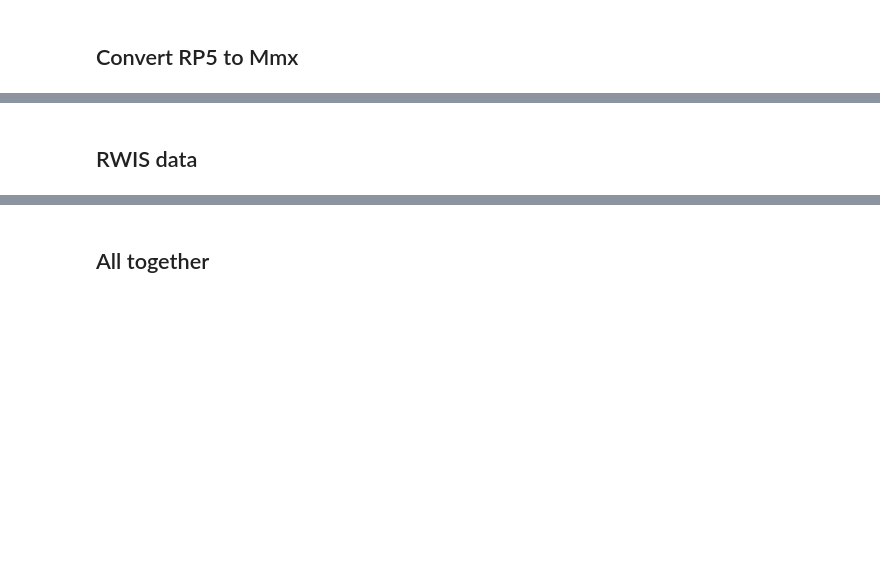
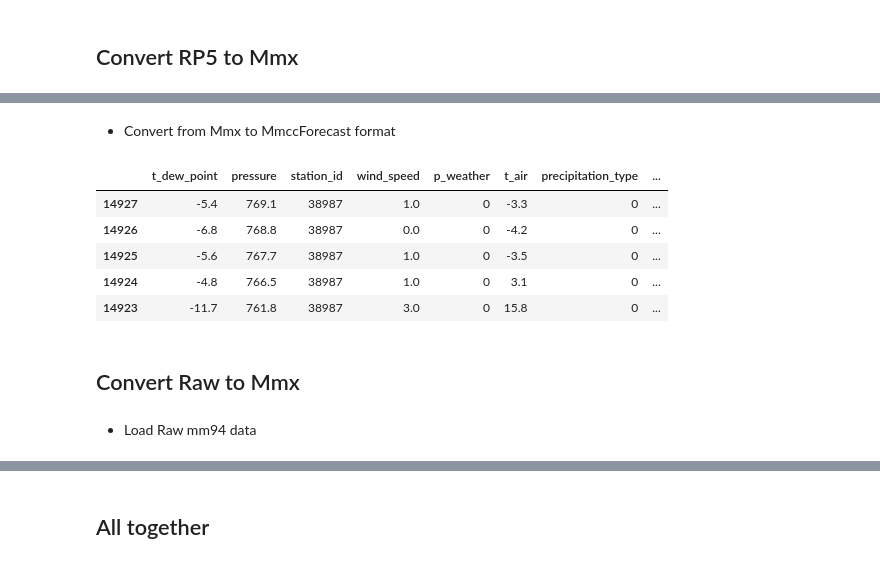
Before and after one commit to NdSv94/MinMax94, a Jupyter notebook: src/metro_api/test_converters.ipynb, the cells around one changed output, grey strips where cells are left out. Saved outputs shown, nothing was run; the diff lists cells and outputs as text; code cells hidden in the pictures; blank space fills up the shorter version.

Commit message:
Tests on loading and convertingdata are performed

```diff
--- a/src/metro_api/test_converters.ipynb
+++ b/src/metro_api/test_converters.ipynb
@@ -28,7 +27,7 @@ mm94_station_id = 1821
 station_data = stations_mm94[stations_mm94['station_id']==mm94_station_id]
 mm94_coords = station_data[['latitude', 'longitude']].values[0]
 
-nearest_rp5_station_id = stations_rp5.loc[[stations_rp5.apply(
+wmo_station_id = stations_rp5.loc[[stations_rp5.apply(
                                 lambda x: vincenty_dist(mm94_coords, (x['latitude'], x['longitude'])),
                                 axis=1).idxmin()]]['station_id'].values[0]
 # %% [markdown]
@@ -58 +35,3 @@ rp5.head()
+# %%
+rp5 = load_rp5_stations(wmo_station_id)
 # %% [markdown]
@@ -131,0 +39,3 @@ def convert_rp5_to_mmx(df_rp5):
+# %%
+mmx = convert_rp5_to_mmx(rp5)
+mmx.head()
@@ -132,2 +49,16 @@ def convert_rp5_to_mmx(df_rp5):
+# %% [markdown]
+* Convert from Mmx to MmccForecast format
+# %%
+mmcc_forecast = convert_mmx_to_mmcc_forecast(mmx)
+mmcc_forecast.head()
+# %% [output]
+|  | t_dew_point | pressure | station_id | wind_speed | p_weather | t_air | precipitation_type | ... |
+| 14927 | -5.4 | 769.1 | 38987 | 1.0 | 0 | -3.3 | 0 | ... |
+| 14926 | -6.8 | 768.8 | 38987 | 0.0 | 0 | -4.2 | 0 | ... |
+| 14925 | -5.6 | 767.7 | 38987 | 1.0 | 0 | -3.5 | 0 | ... |
+| 14924 | -4.8 | 766.5 | 38987 | 1.0 | 0 | 3.1 | 0 | ... |
+| 14923 | -11.7 | 761.8 | 38987 | 3.0 | 0 | 15.8 | 0 | ... |
+# %% [markdown]
+## Convert Raw to Mmx
 # %% [markdown]
-## RWIS data
+* Load Raw mm94 data
```
Also changed, not shown: parts of 12 cells of this notebook.
